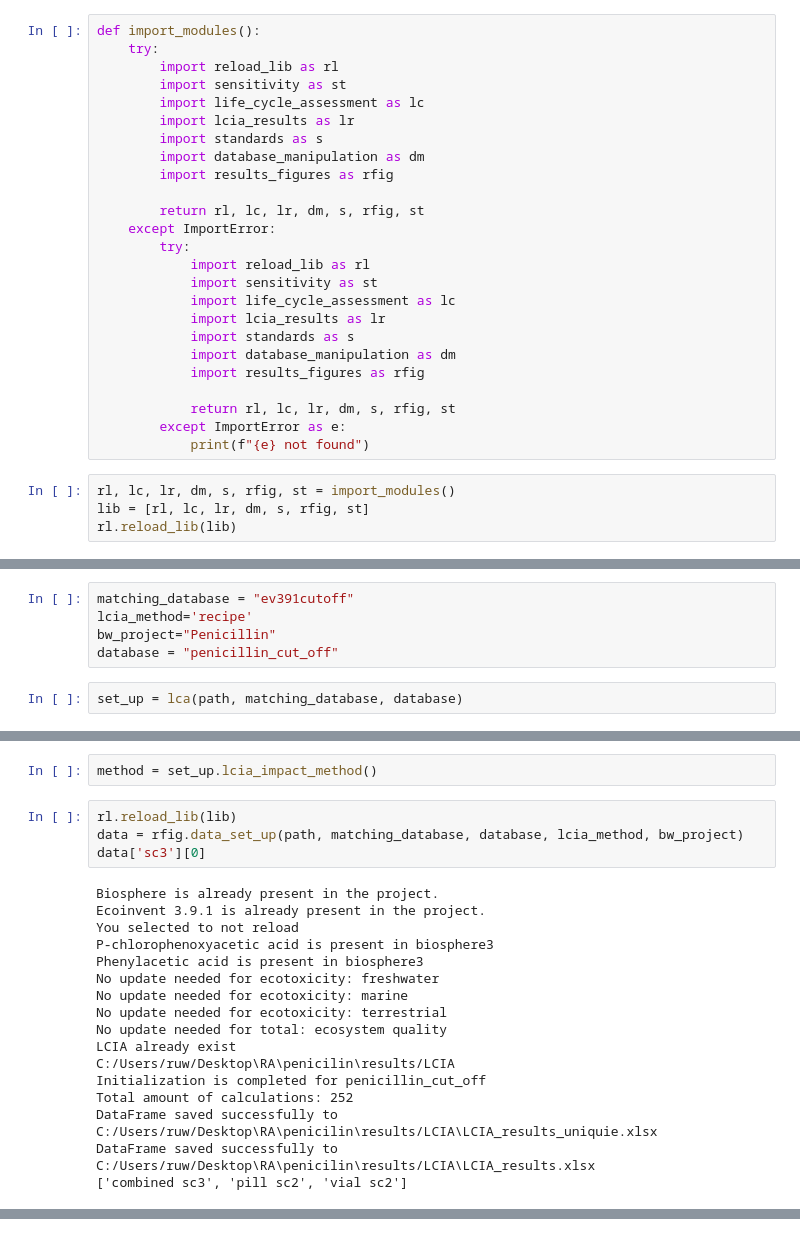
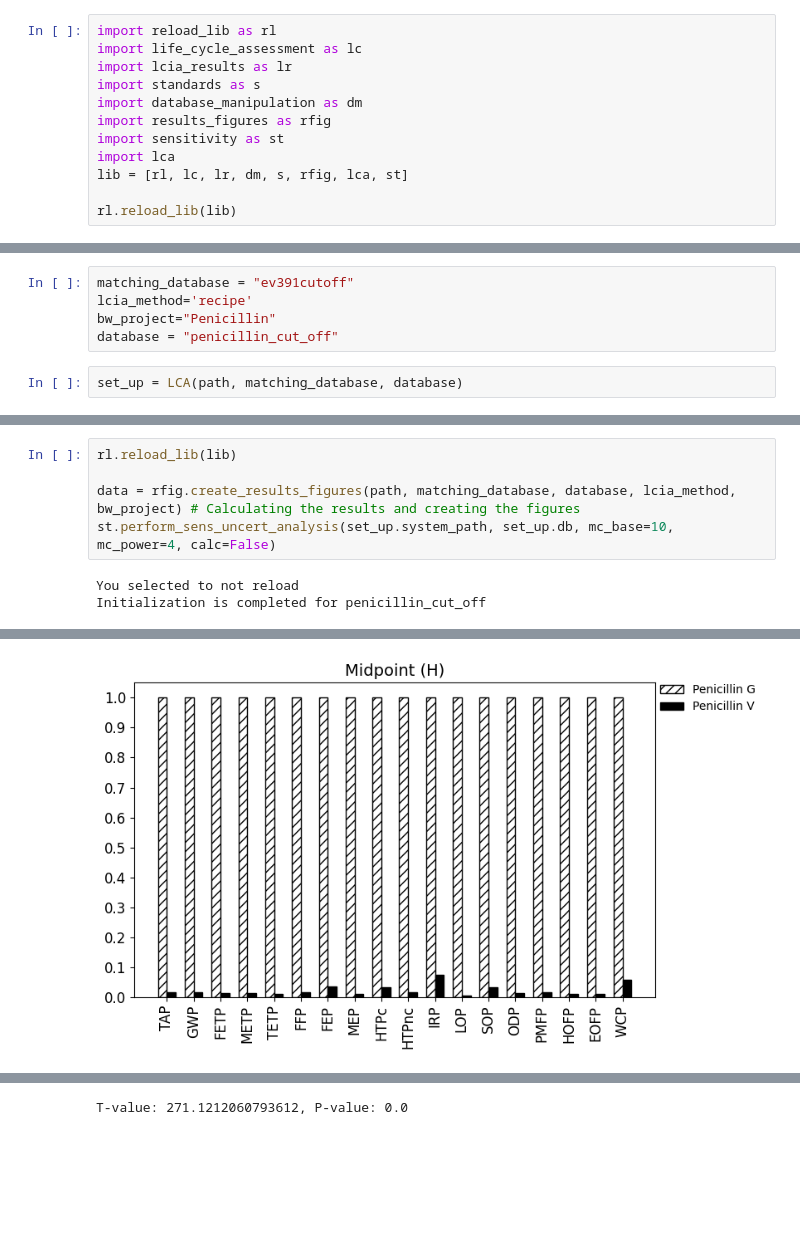
Before and after one commit to RuneWF/penicilin, a Jupyter notebook: Jupyter scripts/main.ipynb, the cells around one changed output, grey strips where cells are left out. Cells and saved outputs as stored; diff of their text form; blank space fills up the shorter version.

```diff
--- a/Jupyter scripts/main.ipynb
+++ b/Jupyter scripts/main.ipynb
@@ -3,32 +3,15 @@ path = r'C:/Users/ruw/Desktop'
 import sys # https://stackoverflow.com/questions/4383571/importing-files-from-different-folder
 sys.path.insert(1, rf'{path}\RA\penicilin\Libaries')
 # %%
-def import_modules():
-    try:
-        import reload_lib as rl
-        import sensitivity as st
-        import life_cycle_assessment as lc
-        import lcia_results as lr
-        import standards as s
-        import database_manipulation as dm
-        import results_figures as rfig
+import reload_lib as rl
+import life_cycle_assessment as lc
+import lcia_results as lr
+import standards as s
+import database_manipulation as dm
+import results_figures as rfig
+import sensitivity as st
+import lca
+lib = [rl, lc, lr, dm, s, rfig, lca, st]
 
-        return rl, lc, lr, dm, s, rfig, st
-    except ImportError:
-        try:
-            import reload_lib as rl
-            import sensitivity as st
-            import life_cycle_assessment as lc
-            import lcia_results as lr
-            import standards as s
-            import database_manipulation as dm
-            import results_figures as rfig
-
-            return rl, lc, lr, dm, s, rfig, st
-        except ImportError as e:
-            print(f"{e} not found")
+rl.reload_lib(lib)
-# %%
-rl, lc, lr, dm, s, rfig, st = import_modules()
-lib = [rl, lc, lr, dm, s, rfig, st]
-rl.reload_lib(lib)
 # %%
@@ -39,4 +22,4 @@ lcia_method='recipe'
 bw_project="Penicillin"
 database = "penicillin_cut_off"
 # %%
-set_up = lca(path, matching_database, database)
+set_up = LCA(path, matching_database, database)
@@ -58,23 +26,8 @@ No update needed for total: ecosystem quality
-# %%
-method = set_up.lcia_impact_method()
 # %%
 rl.reload_lib(lib)
-data = rfig.data_set_up(path, matching_database, database, lcia_method, bw_project)
-data['sc3'][0]
+
+data = rfig.create_results_figures(path, matching_database, database, lcia_method, bw_project) # Calculating the results and creating the figures
+st.perform_sens_uncert_analysis(set_up.system_path, set_up.db, mc_base=10, mc_power=4, calc=False)
 # %% [output]
-Biosphere is already present in the project.
-Ecoinvent 3.9.1 is already present in the project.
 You selected to not reload
-P-chlorophenoxyacetic acid is present in biosphere3
-Phenylacetic acid is present in biosphere3
-No update needed for ecotoxicity: freshwater
-No update needed for ecotoxicity: marine
-No update needed for ecotoxicity: terrestrial
-No update needed for total: ecosystem quality
-LCIA already exist
-C:/Users/ruw/Desktop\RA\penicilin\results/LCIA
 Initialization is completed for penicillin_cut_off
-Total amount of calculations: 252
-DataFrame saved successfully to C:/Users/ruw/Desktop\RA\penicilin\results/LCIA\LCIA_results_uniquie.xlsx
-DataFrame saved successfully to C:/Users/ruw/Desktop\RA\penicilin\results/LCIA\LCIA_results.xlsx
-['combined sc3', 'pill sc2', 'vial sc2']
@@ -84,0 +34 @@ DataFrame saved successfully to C:/Users/ruw/Desktop\RA\penicilin\results/LCIA\L
+[figure, added]
@@ -84,0 +38 @@ DataFrame saved successfully to C:/Users/ruw/Desktop\RA\penicilin\results/LCIA\L
+T-value: 271.1212060793612, P-value: 0.0
```
Also changed, not shown: parts of 9 cells of this notebook, 33 other files.
